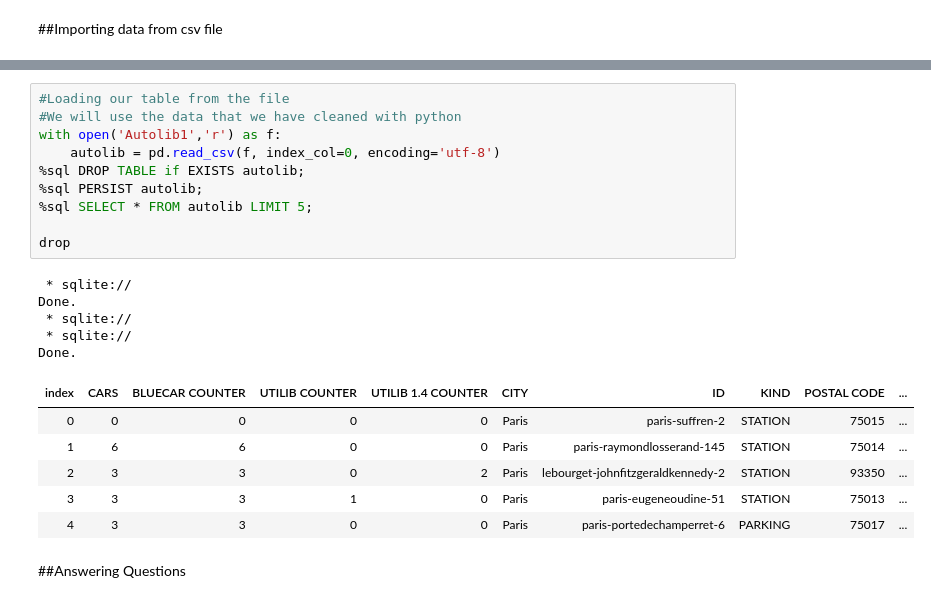
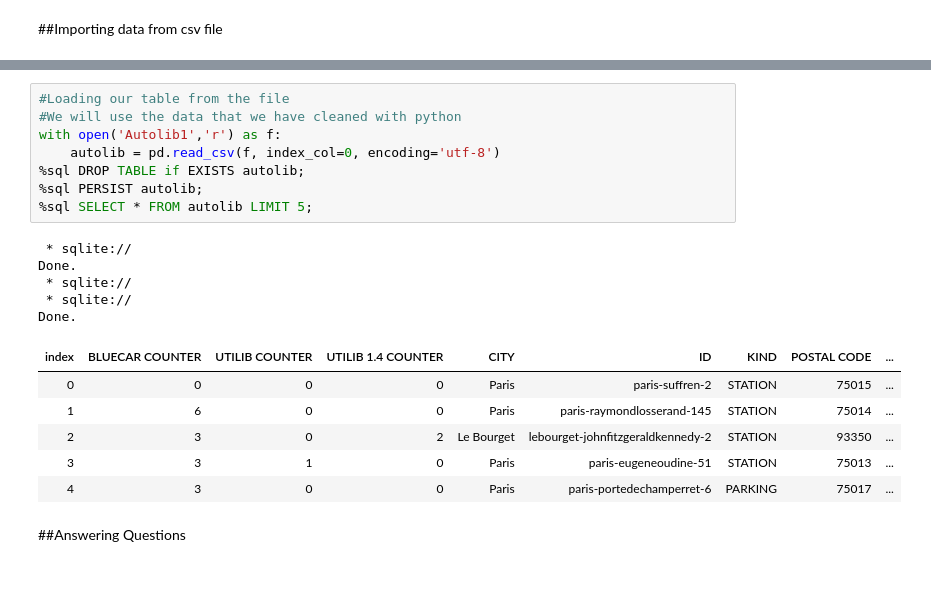
Before and after one commit to msheikh1/Week_4_Independant_project, a Jupyter notebook: Moringa_Data_Science_Prep_W4_Independent_Project_2019_06_Masud_Sheikh_Python_Notebook.ipynb, the cells around one changed output, grey strips where cells are left out. Drawn from its saved outputs; the diff is of its cells as text.

```diff
--- a/Moringa_Data_Science_Prep_W4_Independent_Project_2019_06_Masud_Sheikh_Python_Notebook.ipynb
+++ b/Moringa_Data_Science_Prep_W4_Independent_Project_2019_06_Masud_Sheikh_Python_Notebook.ipynb
@@ -174,25 +169,23 @@ The sql extension is already loaded. To reload it, use:
 # %%
 #Loading our table from the file
 #We will use the data that we have cleaned with python
 with open('Autolib1','r') as f:
     autolib = pd.read_csv(f, index_col=0, encoding='utf-8')
 %sql DROP TABLE if EXISTS autolib;
 %sql PERSIST autolib;
 %sql SELECT * FROM autolib LIMIT 5;
-
-drop
 # %% [output]
  * sqlite://
 Done.
  * sqlite://
  * sqlite://
 Done.
-| index | CARS | BLUECAR COUNTER | UTILIB COUNTER | UTILIB 1.4 COUNTER | CITY | ID | KIND | POSTAL CODE | ... |
-| 0 | 0 | 0 | 0 | 0 | Paris | paris-suffren-2 | STATION | 75015 | ... |
-| 1 | 6 | 6 | 0 | 0 | Paris | paris-raymondlosserand-145 | STATION | 75014 | ... |
-| 2 | 3 | 3 | 0 | 2 | Paris | lebourget-johnfitzgeraldkennedy-2 | STATION | 93350 | ... |
-| 3 | 3 | 3 | 1 | 0 | Paris | paris-eugeneoudine-51 | STATION | 75013 | ... |
-| 4 | 3 | 3 | 0 | 0 | Paris | paris-portedechamperret-6 | PARKING | 75017 | ... |
+| index | BLUECAR COUNTER | UTILIB COUNTER | UTILIB 1.4 COUNTER | CITY | ID | KIND | POSTAL CODE | ... |
+| 0 | 0 | 0 | 0 | Paris | paris-suffren-2 | STATION | 75015 | ... |
+| 1 | 6 | 0 | 0 | Paris | paris-raymondlosserand-145 | STATION | 75014 | ... |
+| 2 | 3 | 0 | 2 | Le Bourget | lebourget-johnfitzgeraldkennedy-2 | STATION | 93350 | ... |
+| 3 | 3 | 1 | 0 | Paris | paris-eugeneoudine-51 | STATION | 75013 | ... |
+| 4 | 3 | 0 | 0 | Paris | paris-portedechamperret-6 | PARKING | 75017 | ... |
 # %% [markdown]
 ##Answering Questions
 # %% [markdown]
```
Also changed, not shown: parts of 15 cells of this notebook.
